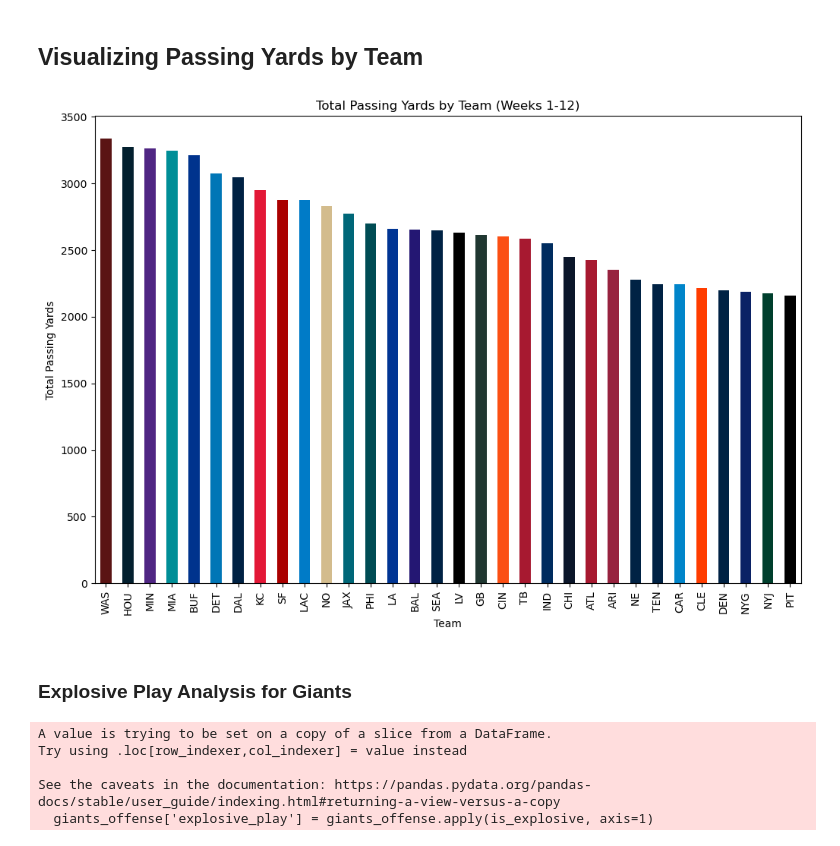
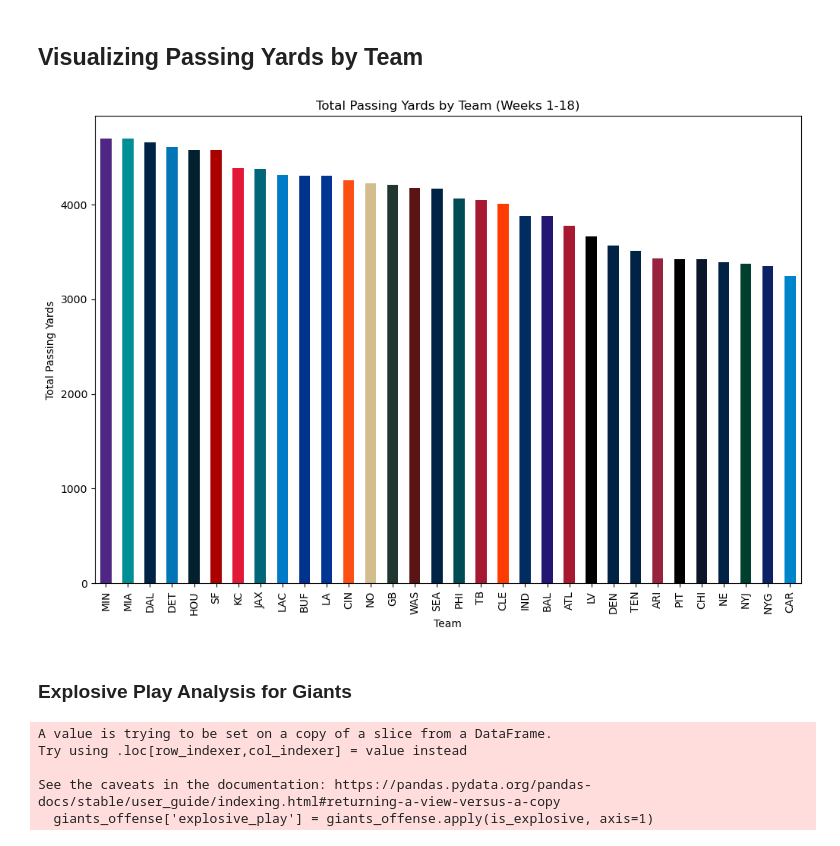
Before and after one commit to riley87/python-example, a Jupyter notebook: nlf.ipynb, the cells around one changed output. Drawn from its saved outputs; the diff is of its cells as text; code cells hidden in the pictures.

```diff
--- a/nlf.ipynb
+++ b/nlf.ipynb
@@ -137,14 +138,14 @@ season_clean
 ## Visualizing Passing Yards by Team
 # %%
 passing_by_team = weekly.reset_index().merge(team, left_on='recent_team', right_on='team_abbr', how='left')
-passing_yards_color = passing_by_team[passing_by_team['week'].between(1, 12)].groupby('recent_team')['passing_yards'].sum()
+passing_yards_color = passing_by_team[passing_by_team['week'].between(1, 18)].groupby('recent_team')['passing_yards'].sum()
 passing_yards_team = passing_yards_color.sort_values(ascending=False)
 team_color_dict = dict(zip(team['team_abbr'], team['team_color']))
 fig, ax = plt.subplots(figsize=(12, 8))
 bars = passing_yards_team.plot(kind='bar', color=[team_color_dict.get(team, '#000000') for team in passing_yards_team.index], ax=ax)
-plt.title('Total Passing Yards by Team (Weeks 1-12)')
+plt.title('Total Passing Yards by Team (Weeks 1-18)')
 plt.xlabel('Team')
 plt.ylabel('Total Passing Yards')
 plt.show(bars)
 # %% [output]
-[figure, old version]
+[figure, new version]
@@ -159,21 +171,12 @@ giants_pbp_clean = giants_pbp[['play_id','game_id','home_team','away_team','week
                         'offense_personnel', 'defenders_in_box', 'defense_personnel', 'number_of_pass_rushers']]
 giants_field = giants_pbp_clean[giants_pbp_clean['play_type'].notna()]
 giants_offense = giants_field[giants_field['posteam'] == 'NYG']
+giants_offense['explosive_play'] = giants_offense.apply(is_explosive, axis=1)
+# %% [output]
+A value is trying to be set on a copy of a slice from a DataFrame.
+Try using .loc[row_indexer,col_indexer] = value instead
+
+See the caveats in the documentation: https://pandas.pydata.org/pandas-docs/stable/user_guide/indexing.html#returning-a-view-versus-a-copy
+  giants_offense['explosive_play'] = giants_offense.apply(is_explosive, axis=1)
-# %%
-def is_explosive(row):
-    if (row['yards_gained'] >= 20 and row['play_type'] == 'pass'):
-        return True
-    elif (row['yards_gained'] >= 10 and row['play_type'] == 'run'):
-        return True
-    else:
-        return False
-
-giants_offense['explosive_play'] = giants_offense.apply(is_explosive, axis=1)
-# %% [output]
-A value is trying to be set on a copy of a slice from a DataFrame.
-Try using .loc[row_indexer,col_indexer] = value instead
-
-See the caveats in the documentation: https://pandas.pydata.org/pandas-docs/stable/user_guide/indexing.html#returning-a-view-versus-a-copy
-  giants_offense['explosive_play'] = giants_offense.apply(is_explosive, axis=1)
 # %%
 nyg_explosive = giants_offense[giants_offense['explosive_play'] ==  True]
```
Also changed, not shown: parts of 8 cells of this notebook.
